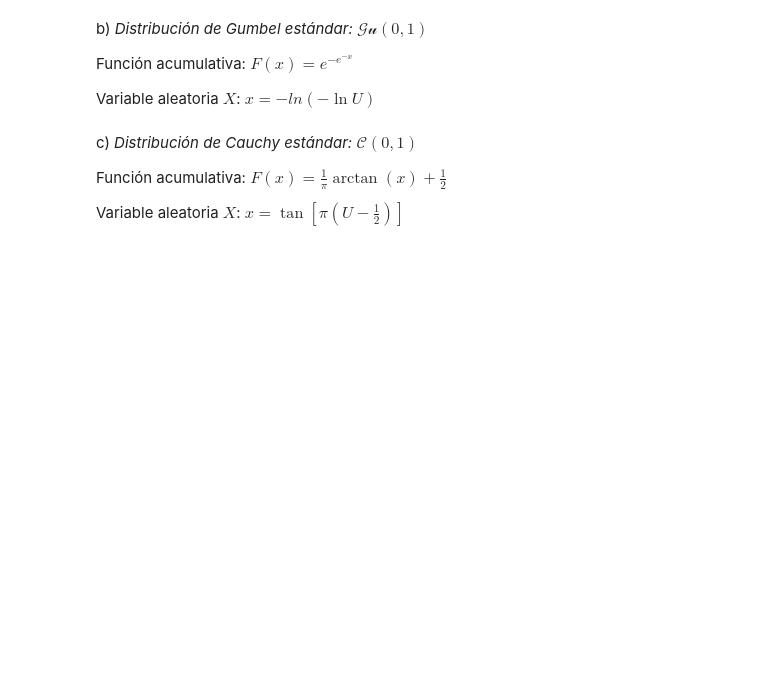
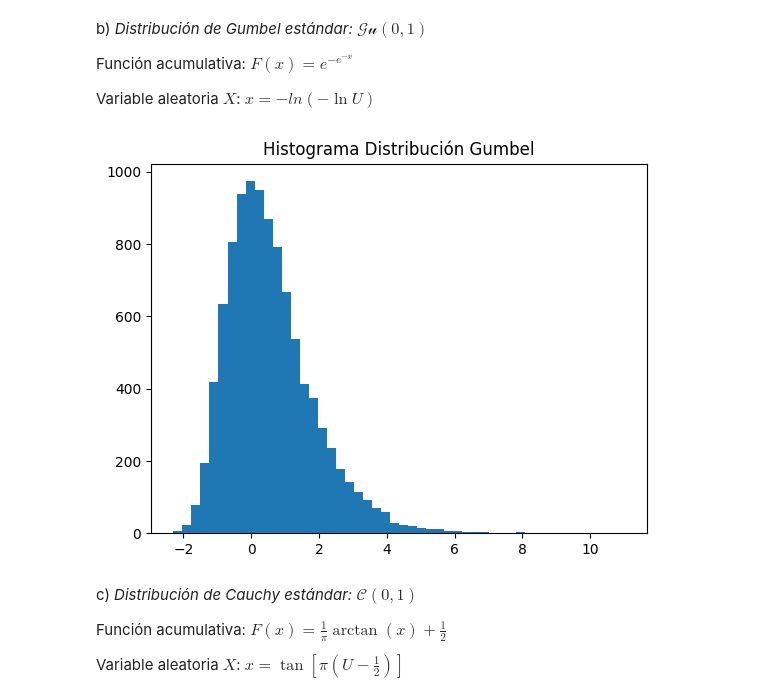
Before and after one commit to erickvaldezsallagos/SIMULACION-1, a Jupyter notebook: Transformada_Inversa.ipynb, the cells around one changed output. Drawn from its saved outputs; the diff is of its cells as text; code cells hidden in the pictures; blank space fills up the shorter version.

```diff
--- a/Transformada_Inversa.ipynb
+++ b/Transformada_Inversa.ipynb
@@ -137,6 +137,26 @@ b) *Distribución de Gumbel estándar:* $\mathcal{Gu}(0,1)$
 Función acumulativa: $F(x)=e^{-e^{-x}}$
 
 Variable aleatoria $X$: $x=-ln(-\ln U)$
+# %%
+def gumbel(n):
+    l = []
+    for i in range(n):
+        u = r.random()
+        if u > 0:
+            x = -np.log(-np.log(u))
+            l.append(x)
+        else:
+            x = 0
+            l.append(x)
+    return l
+# %%
+G = gumbel(10000)
+# %%
+plt.hist(G, bins=50)
+plt.title("Histograma Distribución Gumbel")
+plt.show()
+# %% [output]
+[figure, added]
 # %% [markdown]
 c) *Distribución de Cauchy estándar:* $\mathcal{C}(0,1)$
 
```
Also changed, not shown: parts of 9 cells of this notebook.
